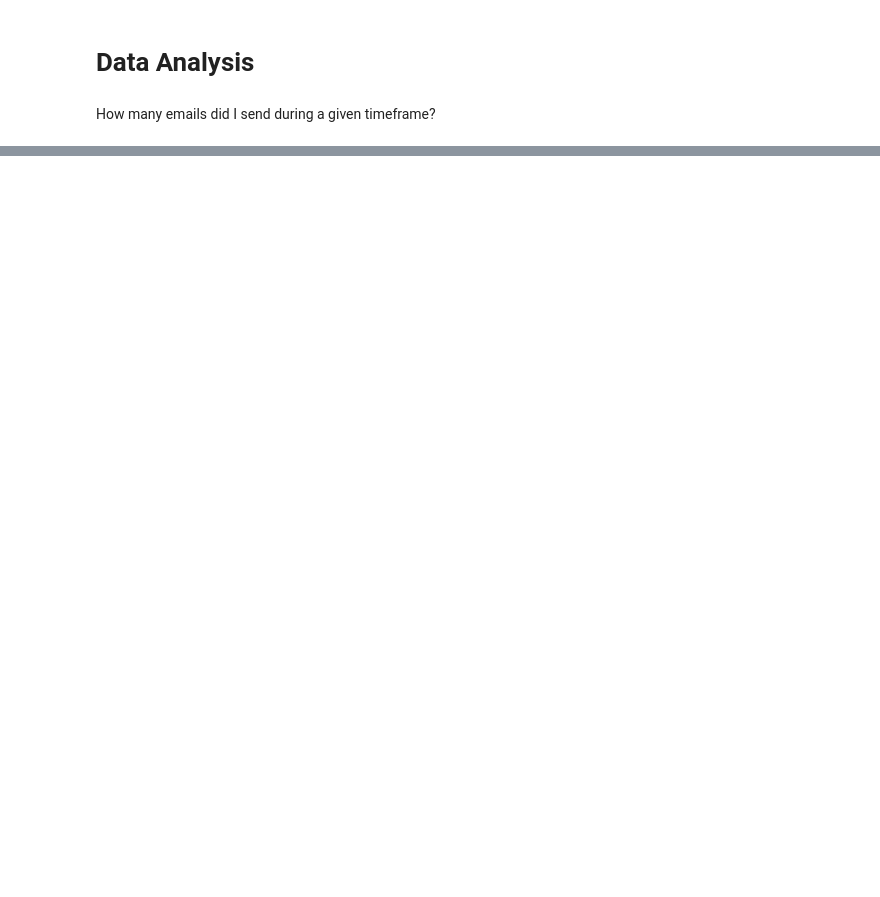
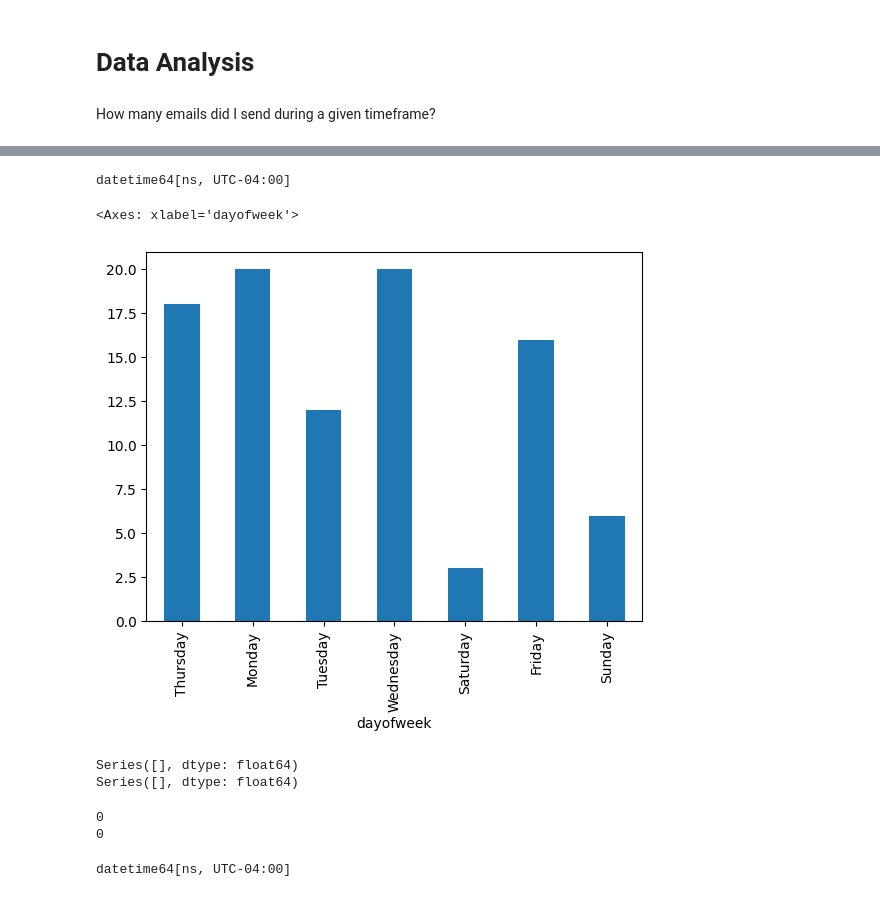
Before and after one commit to Somrat390/EDA-Practise, a Jupyter notebook: Personal_Email_Data_EDA.ipynb, the cells around one changed output, grey strips where cells are left out. Drawn from its saved outputs; the diff is of its cells as text; code cells hidden in the pictures; blank space fills up the shorter version.

```diff
--- a/Personal_Email_Data_EDA.ipynb
+++ b/Personal_Email_Data_EDA.ipynb
@@ -307,0 +475,26 @@ dfs.to_csv('Gmail.csv')
+# %%
+dfs['date'] = pd.to_datetime(dfs['date'], errors='coerce')
+# %%
+print(dfs['date'].dtype)
+# %% [output]
+datetime64[ns, UTC-04:00]
+# %%
+dfs['dayofweek'] = dfs['date'].dt.day_name()
+# %%
+counts = dfs.dayofweek.value_counts(sort=False)
+counts.plot(kind='bar')
+# %% [output]
+<Axes: xlabel='dayofweek'>
+[figure, added]
+# %%
+print(sdw)
+print(rdw)
+# %% [output]
+Series([], dtype: float64)
+Series([], dtype: float64)
+# %%
+print(len(sdw))
+print(len(rdw))
+# %% [output]
+0
+0
@@ -307,0 +503,4 @@ dfs.to_csv('Gmail.csv')
+# %%
+print(dfs['date'].dtype)
+# %% [output]
+datetime64[ns, UTC-04:00]
```
Also changed, not shown: parts of 33 cells of this notebook.
